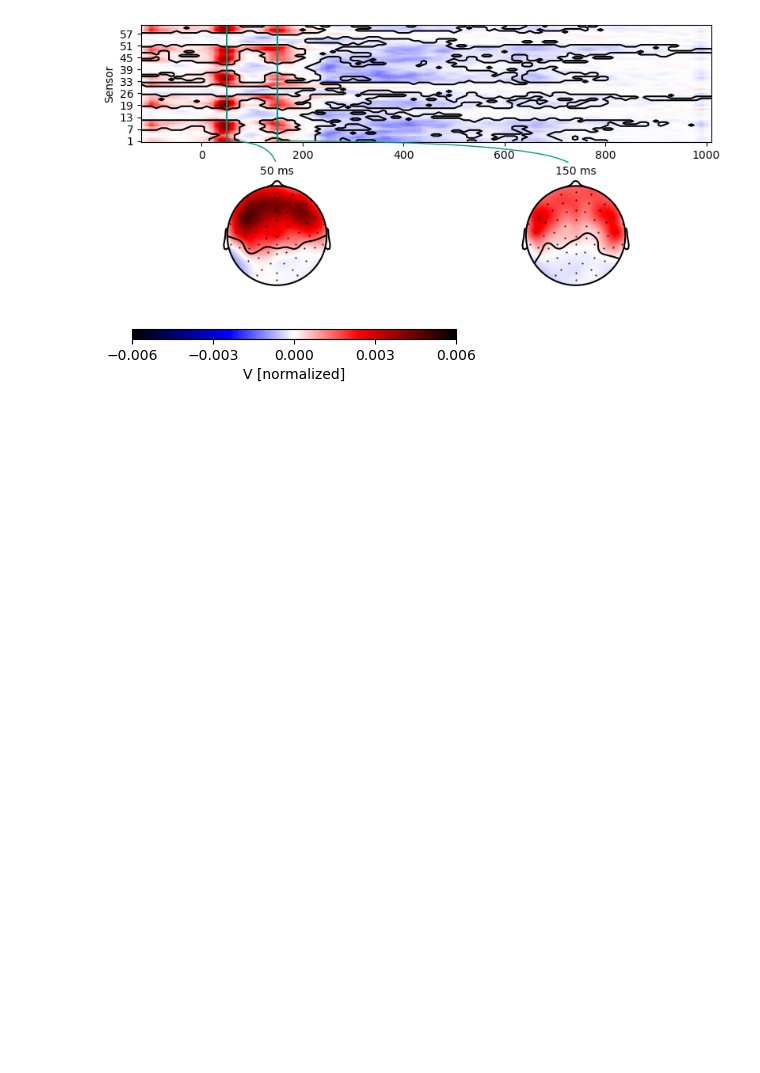
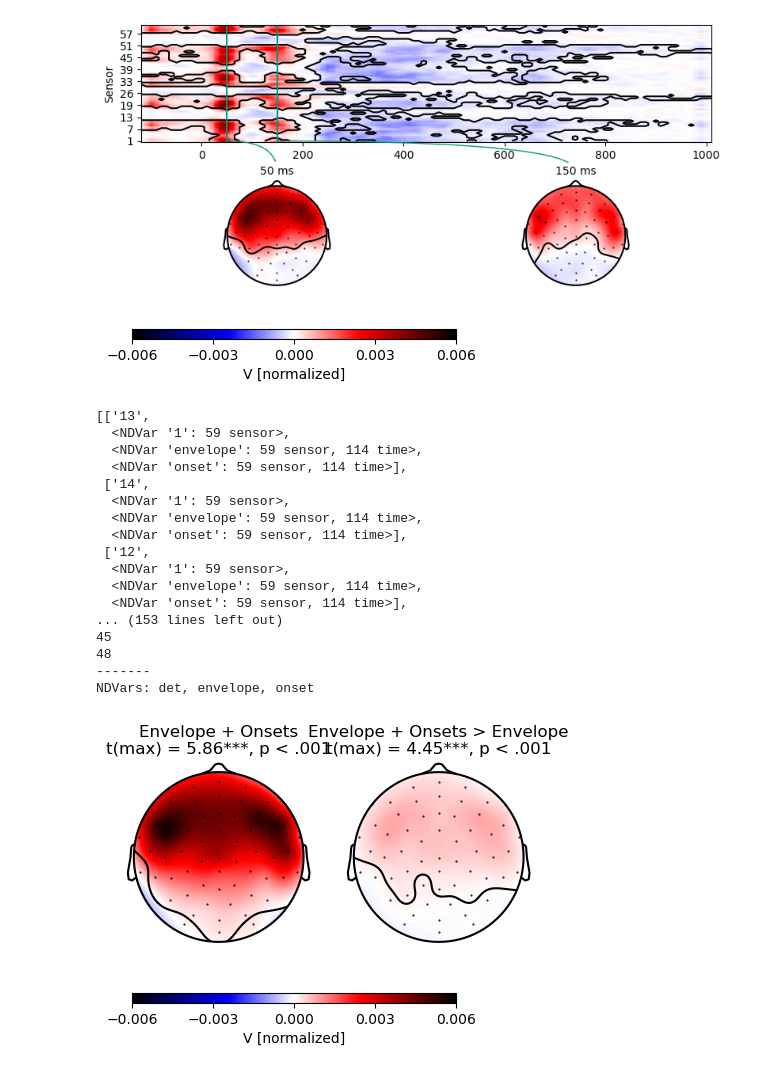
Before and after one commit to DHCLAIRE/ICN_related, a Jupyter notebook: Thesis/Alice_Natives_analysis.ipynb, the cells around one changed output. Cells and saved outputs as stored; diff of their text form; code cells hidden in the pictures; blank space fills up the shorter version.

```diff
--- a/Thesis/Alice_Natives_analysis.ipynb
+++ b/Thesis/Alice_Natives_analysis.ipynb
@@ -113,3 +114,50 @@ p.save(TRF_DIR / 'Natives_Envelope-TRFs.png')
 <class 'eelbrain.plot._topo.TopoArray'>
 [figure]
 [figure]
+# %%
+## TRF: envelope+onset ##
+n_rowsLIST = []
+
+for subj in Native_SUBJECTS:
+    trf = eelbrain.load.unpickle(TRF_DIR / Path('S%.2d_Alice-natives_sfreq-100_raw.fif/S%.2d_Alice-natives_sfreq-100_raw.fif envelope+onset.pickle'%(int(subj[1:3]), int(subj[1:3]))))
+    n_rowsLIST.append([subj[1:3], trf.proportion_explained, *trf.h])#.abs()])
+    x_names = trf.x
+data_onset = eelbrain.Dataset.from_caselist(['subject', 'det', *x_names], n_rowsLIST)
+pprint(n_rowsLIST)
+print(data_onset)
+
+test_onset = eelbrain.testnd.TTestOneSample('det', ds=data_onset, tail=1, pmin=0.05)
+# Paired t-test by specifying two measurement NDVars with matched cases
+# Note that this presupposes that subjects are in the same order
+test_onset_envelope = eelbrain.testnd.TTestRelated(data_onset['det'], data_env['det'], tail=1, pmin=0.05)
+p2 = eelbrain.plot.Topomap(
+    [test_onset.masked_difference(), test_onset_envelope.masked_difference()],
+    axtitle=[['Envelope + Onsets\n', test_onset], ['Envelope + Onsets > Envelope\n', test_onset_envelope]],
+    ncol=2, clip='circle')
+cb = p.plot_colorbar(width=0.1)
+
+trf_eo_envelope = eelbrain.testnd.TTestOneSample('envelope', ds=data_onset, pmin=0.05)
+trf_eo_onset = eelbrain.testnd.TTestOneSample('onset', ds=data_onset, pmin=0.05)
+
+
+p2.save(TRF_DIR / 'Natives_Envelope+onset-TRFs.png')
+# %% [output]
+[['13',
+  <NDVar '1': 59 sensor>,
+  <NDVar 'envelope': 59 sensor, 114 time>,
+  <NDVar 'onset': 59 sensor, 114 time>],
+ ['14',
+  <NDVar '1': 59 sensor>,
+  <NDVar 'envelope': 59 sensor, 114 time>,
+  <NDVar 'onset': 59 sensor, 114 time>],
+ ['12',
+  <NDVar '1': 59 sensor>,
+  <NDVar 'envelope': 59 sensor, 114 time>,
+  <NDVar 'onset': 59 sensor, 114 time>],
+... (153 lines left out)
+45
+48
+-------
+NDVars: det, envelope, onset
+[figure, added]
+[figure, added]
```
Also changed, not shown: parts of 2 cells of this notebook.
